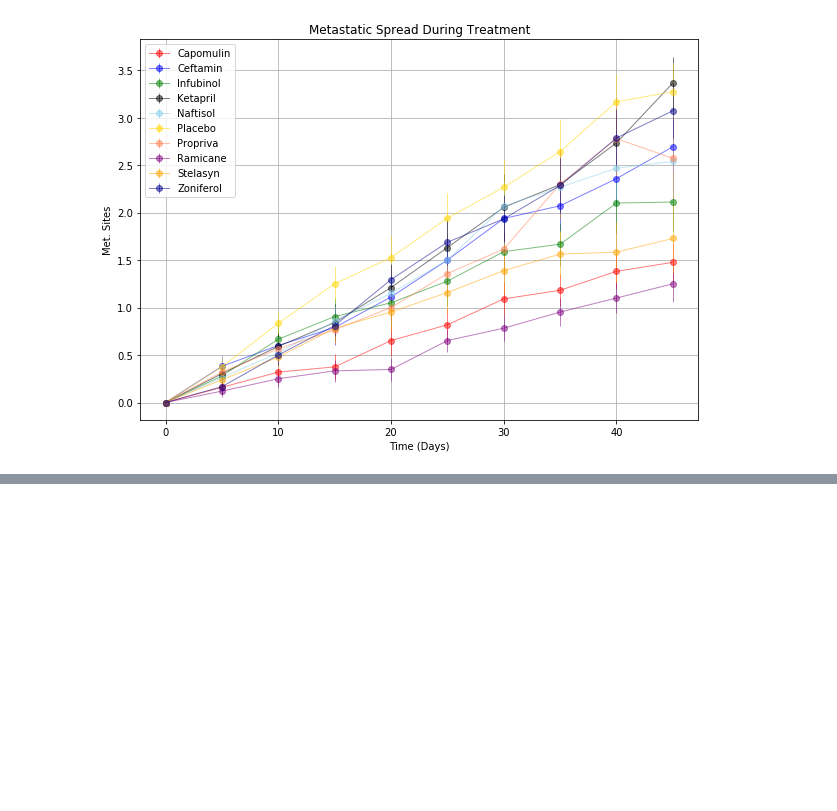
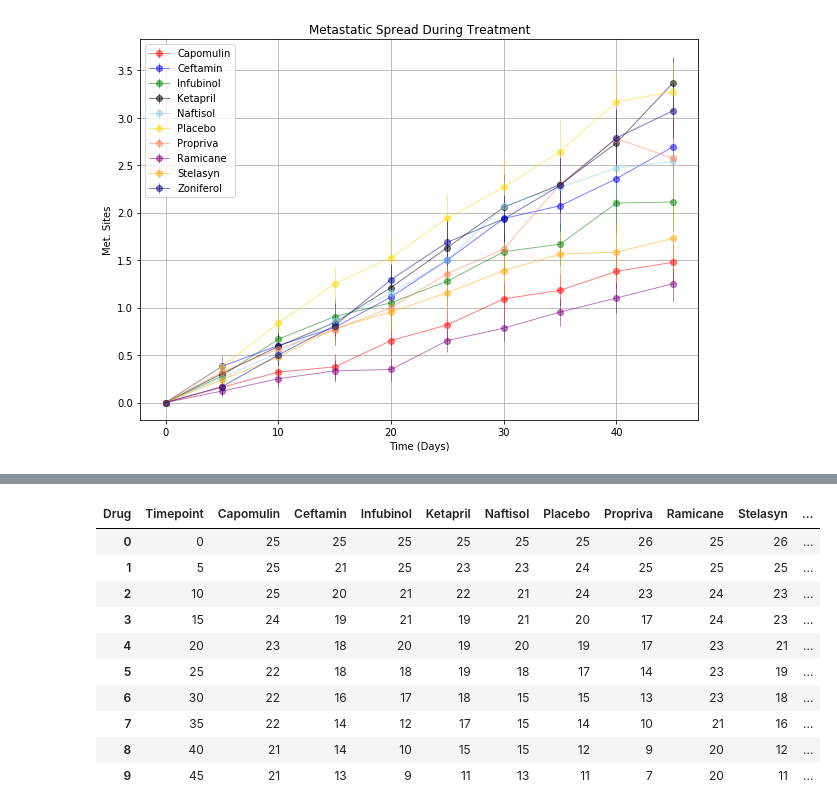
Before and after one commit to djoleary5/Pymaceuticals, a Jupyter notebook: pymaceuticals.ipynb, the cells around one changed output, grey strips where cells are left out. Cells and saved outputs as stored; diff of their text form; code cells hidden in the pictures; blank space fills up the shorter version.

```diff
--- a/pymaceuticals.ipynb
+++ b/pymaceuticals.ipynb
@@ -228,3 +228,15 @@ plt.savefig('output/meta_spread_data.png')
 plt.show()
 # %% [output]
 [figure]
+# %%
+# Store the Count of Mice Grouped by Drug and Timepoint (W can pass any metric)
+mouseCount = tumorGrp.count()
+mouseCount = mouseCount.reset_index()
+del mouseCount['Tumor Volume (mm3)']
+del mouseCount['Metastatic Sites']
+
+# Convert to DataFrame
+mouseCount = pd.DataFrame(mouseCount)
+
+# Preview DataFrame
+mouseCount.head()
@@ -230,0 +250,23 @@ plt.show()
+# %%
+# Minor Data Munging to Re-Format the Data Frames
+mouseTab = pd.pivot_table( mouseCount,
+                                  index = mouseCount['Timepoint'],
+                                  columns = ['Drug'],
+                                   values = ['Mouse ID'] )
+mouseTab.columns = mouseTab.columns.droplevel()
+mouseTab = mouseTab.reset_index()
+
+# Preview that Reformatting worked
+mouseTab
+# %% [output]
+| Drug | Timepoint | Capomulin | Ceftamin | Infubinol | Ketapril | Naftisol | Placebo | Propriva | Ramicane | Stelasyn | ... |
+| 0 | 0 | 25 | 25 | 25 | 25 | 25 | 25 | 26 | 25 | 26 | ... |
+| 1 | 5 | 25 | 21 | 25 | 23 | 23 | 24 | 25 | 25 | 25 | ... |
+| 2 | 10 | 25 | 20 | 21 | 22 | 21 | 24 | 23 | 24 | 23 | ... |
+| 3 | 15 | 24 | 19 | 21 | 19 | 21 | 20 | 17 | 24 | 23 | ... |
+| 4 | 20 | 23 | 18 | 20 | 19 | 20 | 19 | 17 | 23 | 21 | ... |
+| 5 | 25 | 22 | 18 | 18 | 19 | 18 | 17 | 14 | 23 | 19 | ... |
+| 6 | 30 | 22 | 16 | 17 | 18 | 15 | 15 | 13 | 23 | 18 | ... |
+| 7 | 35 | 22 | 14 | 12 | 17 | 15 | 14 | 10 | 21 | 16 | ... |
+| 8 | 40 | 21 | 14 | 10 | 15 | 15 | 12 | 9 | 20 | 12 | ... |
+| 9 | 45 | 21 | 13 | 9 | 11 | 13 | 11 | 7 | 20 | 11 | ... |
```
Also changed, not shown: parts of 2 cells of this notebook, 1 other file.
